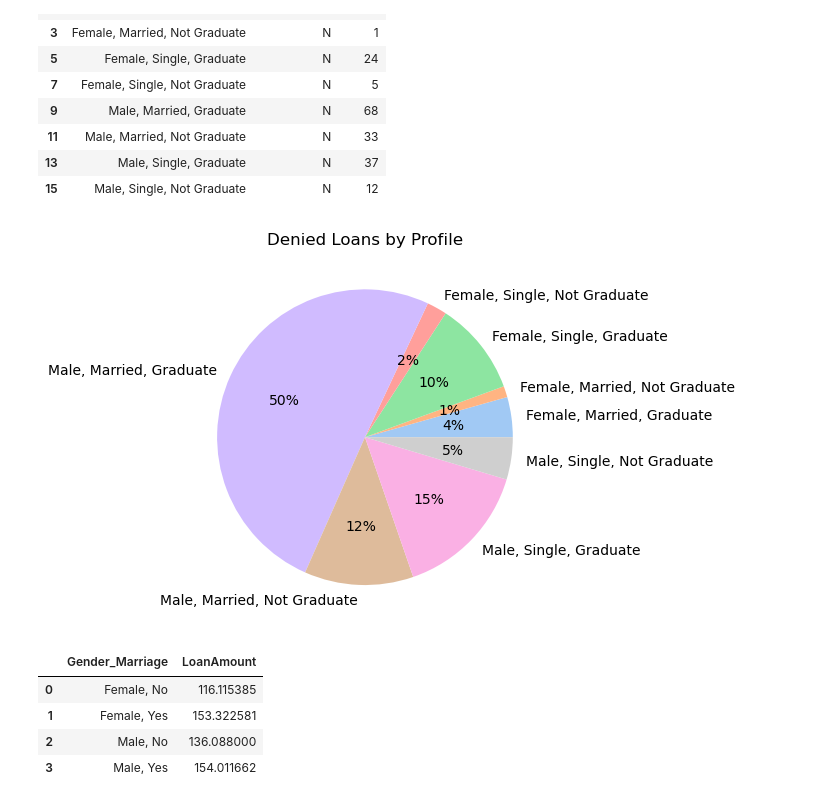
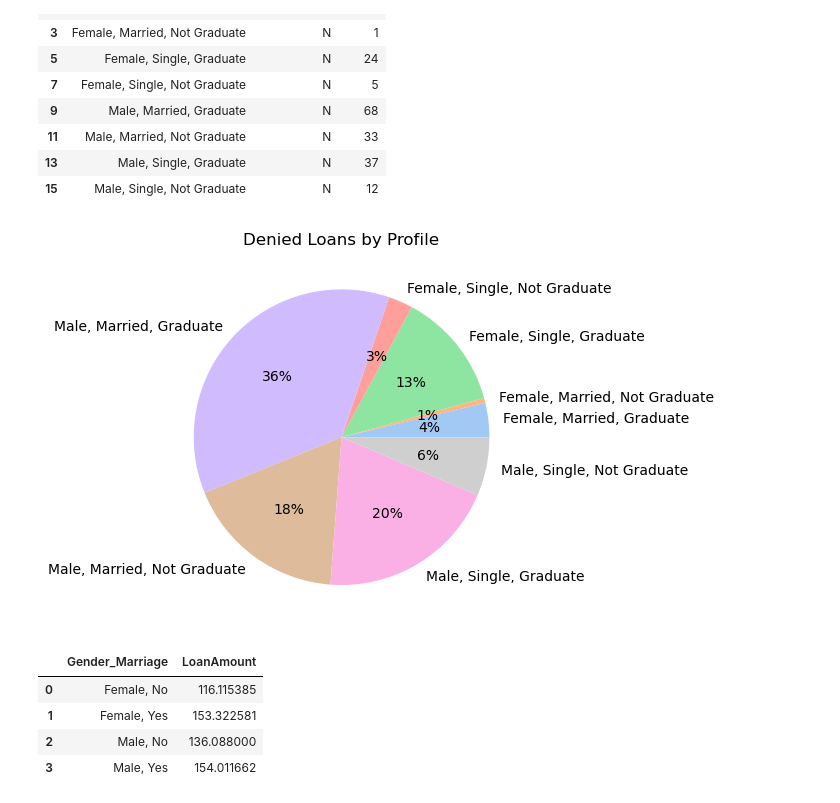
Before and after one commit to BRCanada/Loan-Status-Approval, a Jupyter notebook: notebooks/instructions.ipynb, the cells around one changed output. Cells and saved outputs as stored; diff of their text form; code cells hidden in the pictures.

Commit message:
changes to notebooks,src,images

```diff
--- a/notebooks/instructions.ipynb
+++ b/notebooks/instructions.ipynb
@@ -462,9 +462,9 @@ df_loans_denied
 | 13 | Male, Single, Graduate | N | 37 |
 | 15 | Male, Single, Not Graduate | N | 12 |
 # %%
-make_pie(df_loans_approved, 'count', 'Profile', "Denied Loans by Profile")
+make_pie(df_loans_denied, 'count', 'Profile', "Denied Loans by Profile")
 # %% [output]
-[figure, old version]
+[figure, new version]
 # %%
 df['Gender_Marriage'] = df['Gender'] + ', ' + df['Married']
 # %%
```
Also changed, not shown: parts of 4 cells of this notebook, 3 other files.
